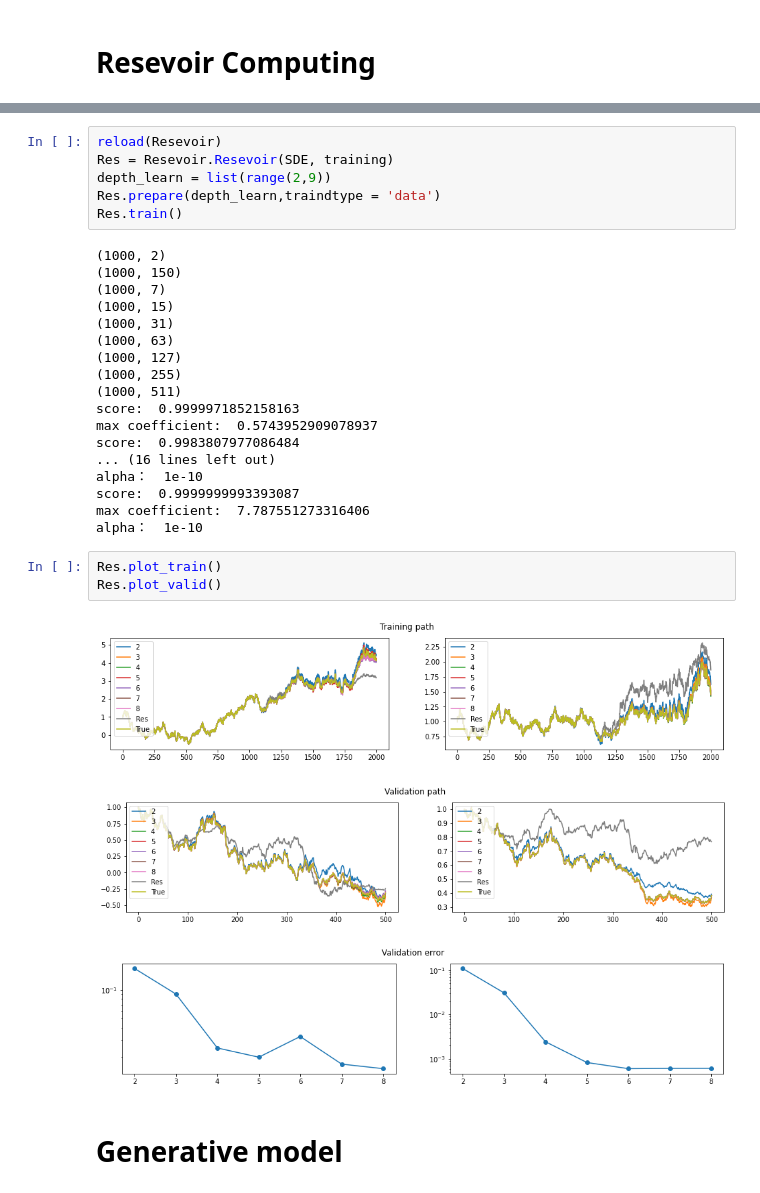
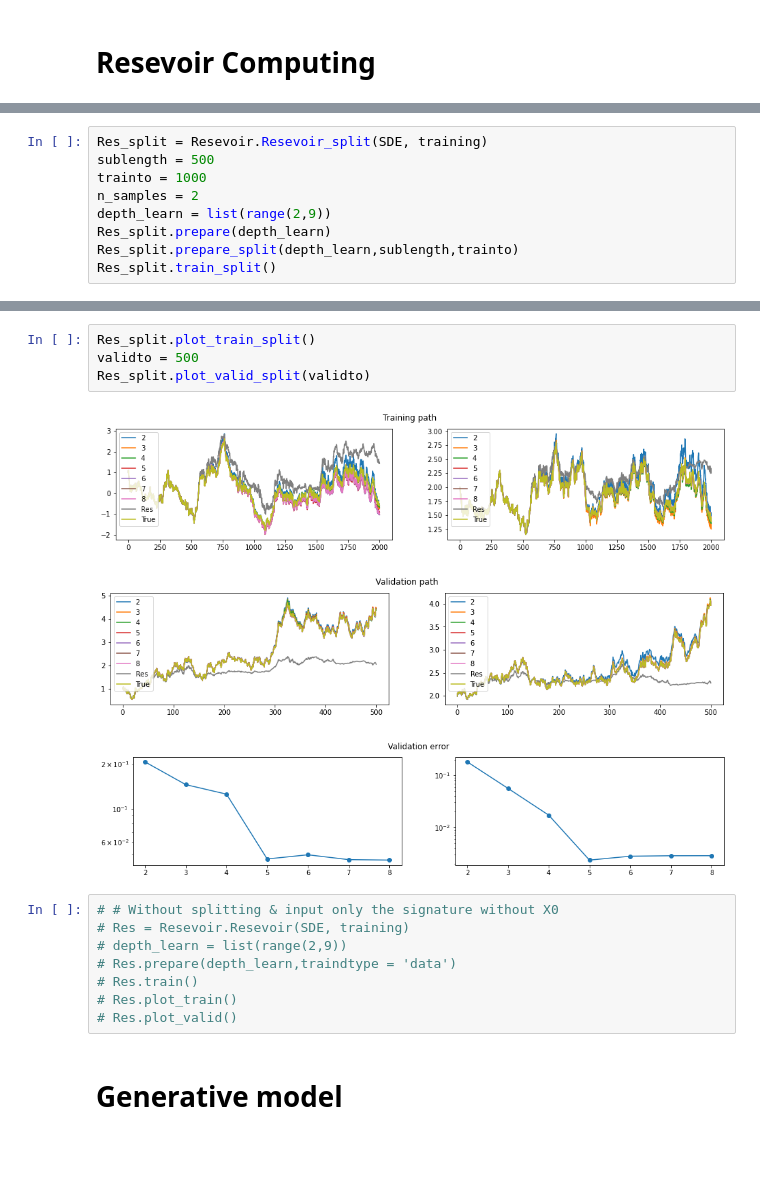
Before and after one commit to justinhou95/market_simulator, a Jupyter notebook: notebooks/resevoir4.ipynb, the cells around one changed output, grey strips where cells are left out. Drawn from its saved outputs; the diff is of its cells as text; blank space fills up the shorter version.

Commit message:
add split

```diff
--- a/notebooks/resevoir4.ipynb
+++ b/notebooks/resevoir4.ipynb
@@ -174,0 +201,9 @@ plt.show()
+# %%
+Res_split = Resevoir.Resevoir_split(SDE, training)
+sublength = 500
+trainto = 1000
+n_samples = 2
+depth_learn = list(range(2,9))
+Res_split.prepare(depth_learn)
+Res_split.prepare_split(depth_learn,sublength,trainto)
+Res_split.train_split()
@@ -175,34 +228,19 @@ plt.show()
+# %%
+Res_split.plot_train_split()
+validto = 500
+Res_split.plot_valid_split(validto)
+# %% [output]
+[figure, added]
+[figure, added]
+[figure, added]
 # %%
-reload(Resevoir)
-Res = Resevoir.Resevoir(SDE, training)
-depth_learn = list(range(2,9))
-Res.prepare(depth_learn,traindtype = 'data')
-Res.train()
+# # Without splitting & input only the signature without X0
+# Res = Resevoir.Resevoir(SDE, training)
+# depth_learn = list(range(2,9))
+# Res.prepare(depth_learn,traindtype = 'data')
+# Res.train()
+# Res.plot_train()
+# Res.plot_valid()
-# %% [output]
-(1000, 2)
-(1000, 150)
-(1000, 7)
-(1000, 15)
-(1000, 31)
-(1000, 63)
-(1000, 127)
-(1000, 255)
-(1000, 511)
-score:  0.9999971852158163
-max coefficient:  0.5743952909078937
-score:  0.9983807977086484
-... (16 lines left out)
-alpha：  1e-10
-score:  0.9999999993393087
-max coefficient:  7.787551273316406
-alpha：  1e-10
-# %%
-Res.plot_train()
-Res.plot_valid()
-# %% [output]
-[figure, removed]
-[figure, removed]
-[figure, removed]
 # %% [markdown]
 # Generative model
 # %%
```
Also changed, not shown: parts of 12 cells of this notebook, 6 other files.
